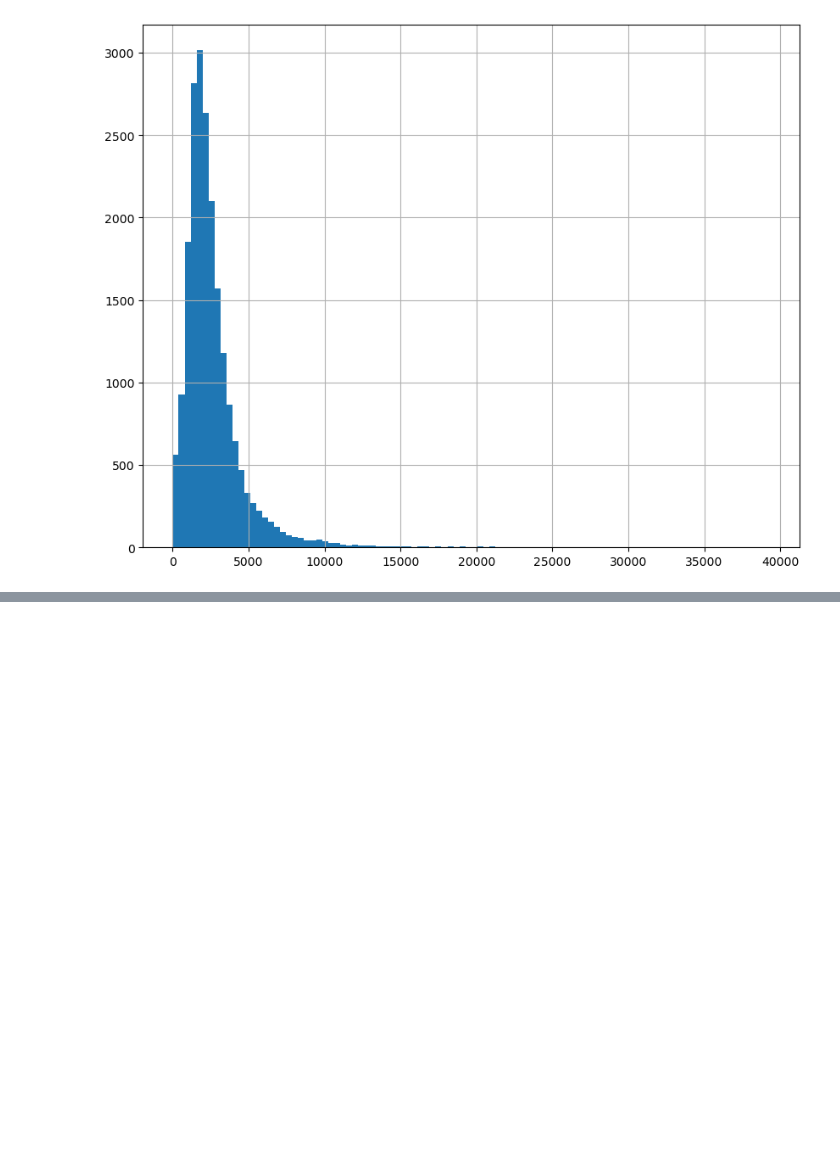
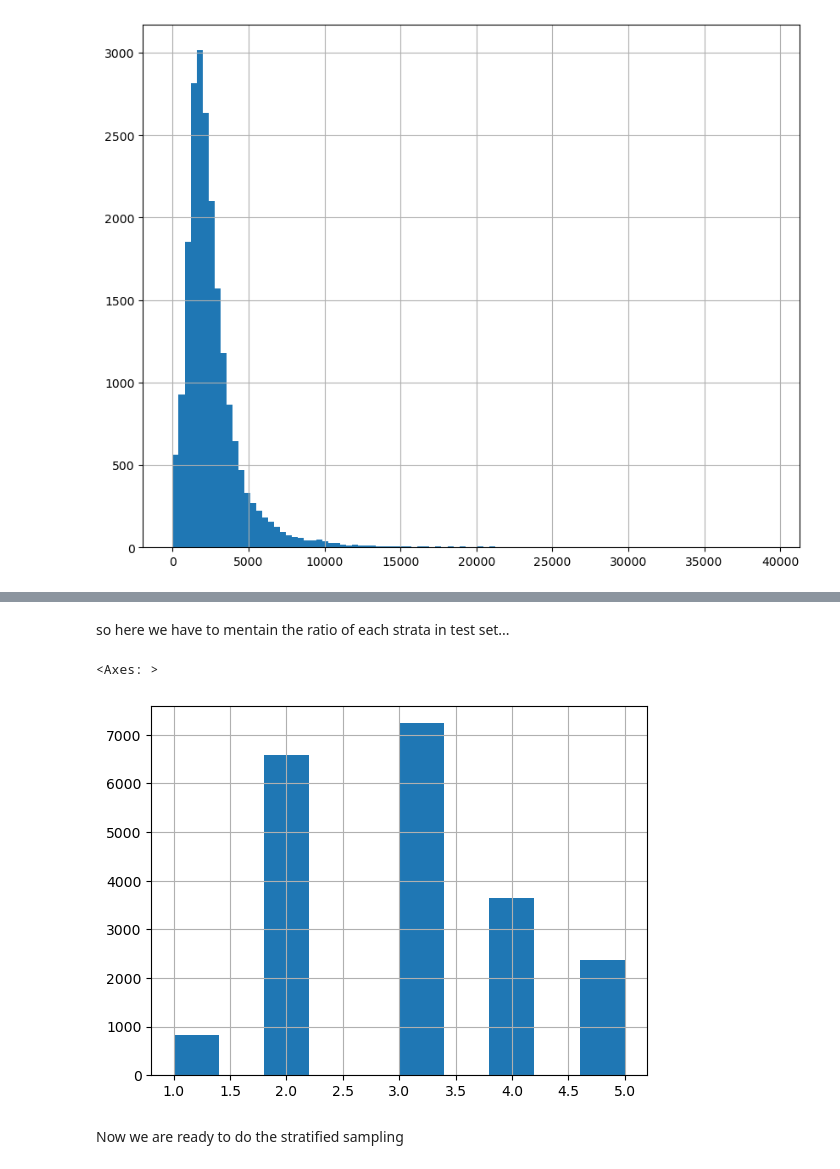
Before and after one commit to SyedHaameem/Housing-Project-I, a Jupyter notebook: housing.ipynb, the cells around one changed output, grey strips where cells are left out. Cells and saved outputs as stored; diff of their text form; code cells hidden in the pictures; blank space fills up the shorter version.

```diff
--- a/housing.ipynb
+++ b/housing.ipynb
@@ -113,0 +221,6 @@ def split_train_test(data,test_ratio):
+# %%
+housing['income_cat'] = pd.cut(housing["median_income"],
+                                bins=[0., 1.5, 3., 4.5, 6. , np.inf],
+                                labels=[1,2,3,4,5])
+
+housing["income_cat"].value_counts()
@@ -113,0 +235,9 @@ def split_train_test(data,test_ratio):
+# %% [markdown]
+so here we have to mentain the ratio of each strata in test set...
+# %%
+housing["income_cat"].hist()
+# %% [output]
+<Axes: >
+[figure, added]
+# %% [markdown]
+Now we are ready to do the stratified sampling
```
Also changed, not shown: parts of 33 cells of this notebook.
